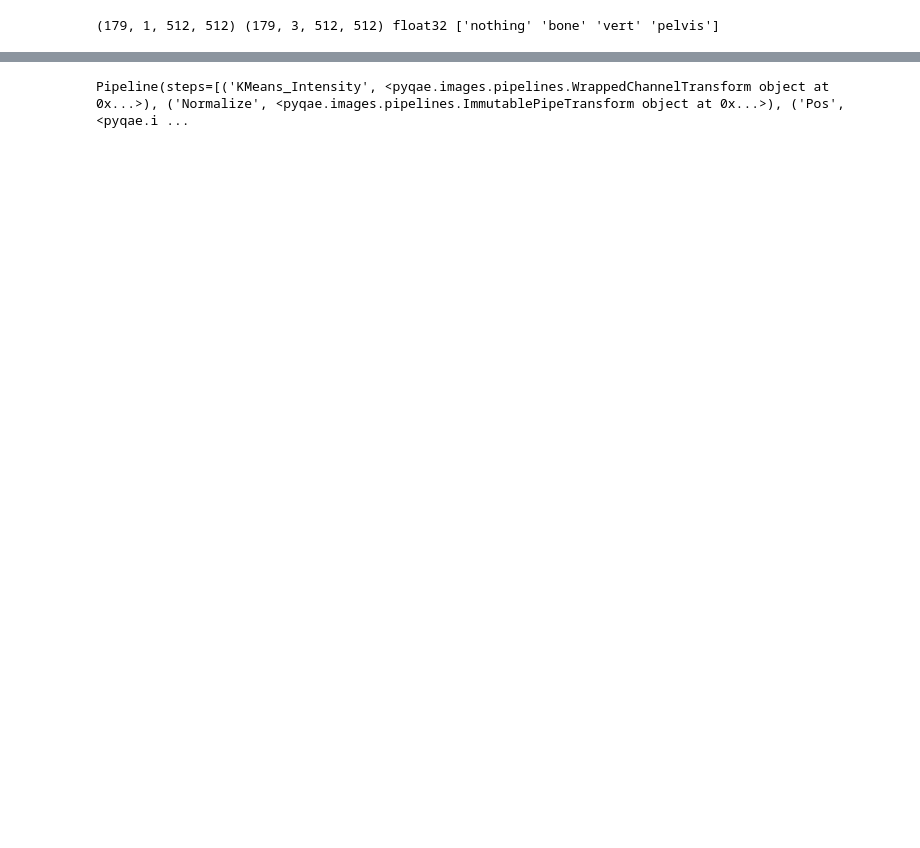
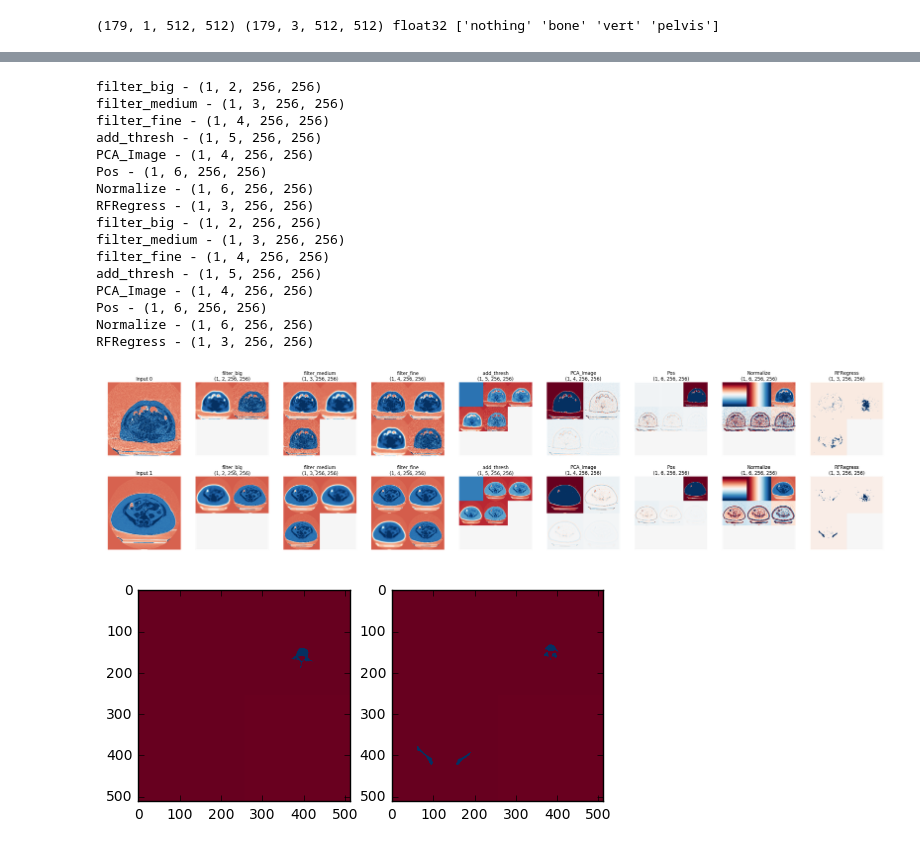
Before and after one commit to 4Quant/pyqae, a Jupyter notebook: notebooks/Pipelines/segmentation_pipelines.ipynb, the cells around one changed output, grey strips where cells are left out. Drawn from its saved outputs; the diff is of its cells as text; code cells hidden in the pictures; blank space fills up the shorter version.

Commit message:
reformatted code, added filtering component

```diff
--- a/notebooks/Pipelines/segmentation_pipelines.ipynb
+++ b/notebooks/Pipelines/segmentation_pipelines.ipynb
@@ -27,10 +27,10 @@ with np.load('/Users/mader/Dropbox/4Quant/Projects/AnatomySegmentation/age_vert_
 # %%
 train_ids=np.random.permutation(range(len(train_img_f)))
 
-c_idx = np.random.choice(train_ids, 30)
-x_train = train_img_f[c_idx][:,:,::4,::4]
+c_idx = np.random.choice(train_ids, 20)
+x_train = train_img_f[c_idx][:,:,::2,::2]
 
-y_train = lab_img[c_idx,:,::4,::4]
+y_train = lab_img[c_idx,:,::2,::2]
 print(x_train.shape,x_train.min(),x_train.max())
 print(y_train.shape)
 # %% [output]
@@ -39,8 +39,11 @@ print(y_train.shape)
 # %%
 bone_seg_pipe = Pipeline([
+        ('filter_big',add_filter_transform(False,'th',filter_width=4)),
+        ('filter_medium',add_filter_transform(False,'th',filter_width=2,image_channel=1)),
+        ('filter_fine',add_filter_transform(False,'th',filter_width=1,image_channel=2)),
         ('add_thresh',add_threshold_transform(300,2000,0,False,'th')),
+        ('Pos',add_normpos_transform(False,'th')),
         ('Normalize',normalize_transform()),
-        ('Pos',add_normpos_transform(False,'th')),
         ('RFRegress',WrappedChannelTransform(RandomForestRegressor(),'th',use_predict=True, flatten_y=True, class_predict=False))
     ])
 # %%
@@ -73,14 +82,57 @@ RFRegress - (1, 3, 128, 128)
+# %%
+bone_seg_pipe = Pipeline([
+        ('filter_big',add_filter_transform(False,'th',filter_width=4)),
+        ('filter_medium',add_filter_transform(False,'th',filter_width=2,image_channel=1)),
+        ('filter_fine',add_filter_transform(False,'th',filter_width=1,image_channel=2)),
+        ('add_thresh',add_threshold_transform(300,2000,0,False,'th')),
+        ('PCA_Image',WrappedChannelTransform(PCA(n_components=4),'th')),
+        ('Pos',add_normpos_transform(False,'th')),
+        ('Normalize',normalize_transform()),
+        ('RFRegress',WrappedChannelTransform(RandomForestRegressor(),'th',use_predict=True, flatten_y=True, class_predict=False))
+    ])
+bone_seg_pipe.fit(x_train,y_train)
+%matplotlib inline
+
+n_idx=np.random.choice(len(x_train),2)
+_=visualize_pipeline(bone_seg_pipe,x_train[n_idx],True)
+
+fig, m_ax=plt.subplots(1,len(n_idx))
+for idx,c_ax in zip(n_idx,m_ax):
+    c_ax.imshow(montage2d(y_train[idx]),cmap='RdBu')
+# %% [output]
+filter_big - (1, 2, 256, 256)
+filter_medium - (1, 3, 256, 256)
+filter_fine - (1, 4, 256, 256)
+add_thresh - (1, 5, 256, 256)
+PCA_Image - (1, 4, 256, 256)
+Pos - (1, 6, 256, 256)
+Normalize - (1, 6, 256, 256)
+RFRegress - (1, 3, 256, 256)
+filter_big - (1, 2, 256, 256)
+filter_medium - (1, 3, 256, 256)
+filter_fine - (1, 4, 256, 256)
+add_thresh - (1, 5, 256, 256)
+PCA_Image - (1, 4, 256, 256)
+Pos - (1, 6, 256, 256)
+Normalize - (1, 6, 256, 256)
+RFRegress - (1, 3, 256, 256)
+[figure, added]
+[figure, added]
 # %%
 kbone_seg_pipe = Pipeline([
+        ('filter_big',add_filter_transform(False,'th',filter_width=4)),
+        ('filter_medium',add_filter_transform(False,'th',filter_width=2,image_channel=1)),
+        ('filter_fine',add_filter_transform(False,'th',filter_width=1,image_channel=2)),
+        ('add_thresh',add_threshold_transform(300,2000,0,False,'th')),
+        ('Normalize',normalize_transform()),
+        ('PCA_Collapse',WrappedChannelTransform(PCA(n_components=4),'th')),
         ('KMeans_Intensity',WrappedChannelTransform(KMeans(9),'th',use_predict=False)),
-        ('Normalize',normalize_transform()),
         ('Pos',add_normpos_transform(False,'th')),
+        ('Normalize_Position',normalize_transform()),
         ('PCA_Image',WrappedChannelTransform(PCA(n_components=6),'th')),
         ('kregress',WrappedChannelTransform(RandomForestRegressor(),'th',use_predict=True, flatten_y=True, class_predict=False))
     ])
 kbone_seg_pipe.fit(x_train, y_train)
-# %% [output]
-Pipeline(steps=[('KMeans_Intensity', <pyqae.images.pipelines.WrappedChannelTransform object at 0x...>), ('Normalize', <pyqae.images.pipelines.ImmutablePipeTransform object at 0x...>), ('Pos', <pyqae.i ...
 # %%
 %matplotlib inline
 
```
Also changed, not shown: parts of 5 cells of this notebook, 1 other file.
